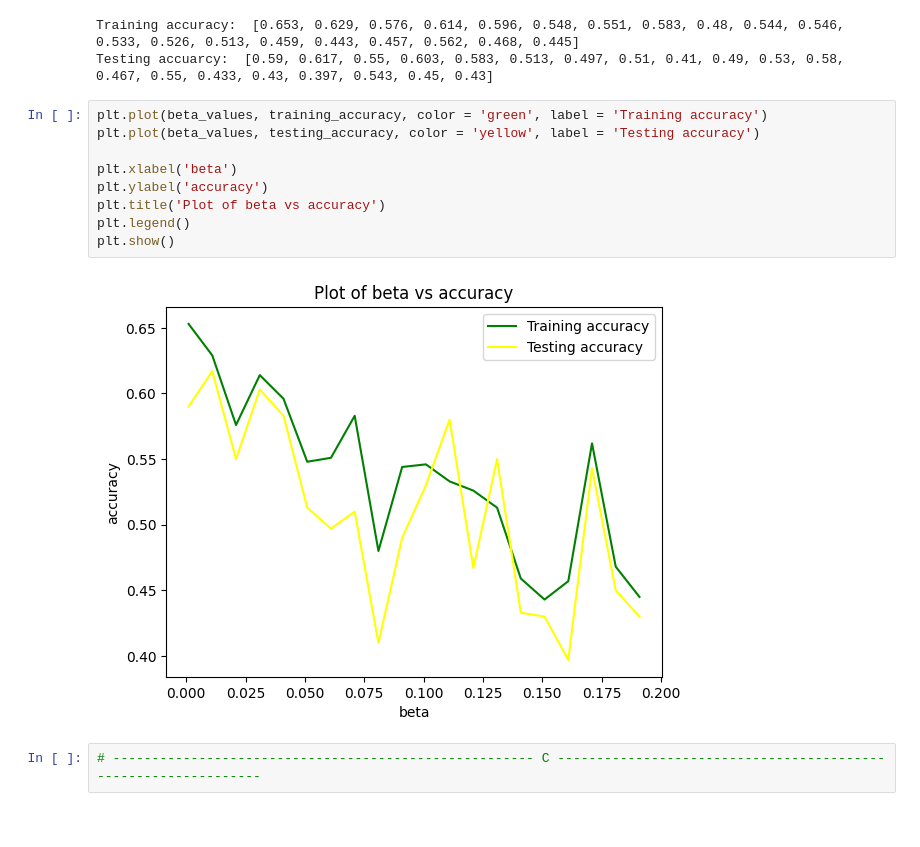
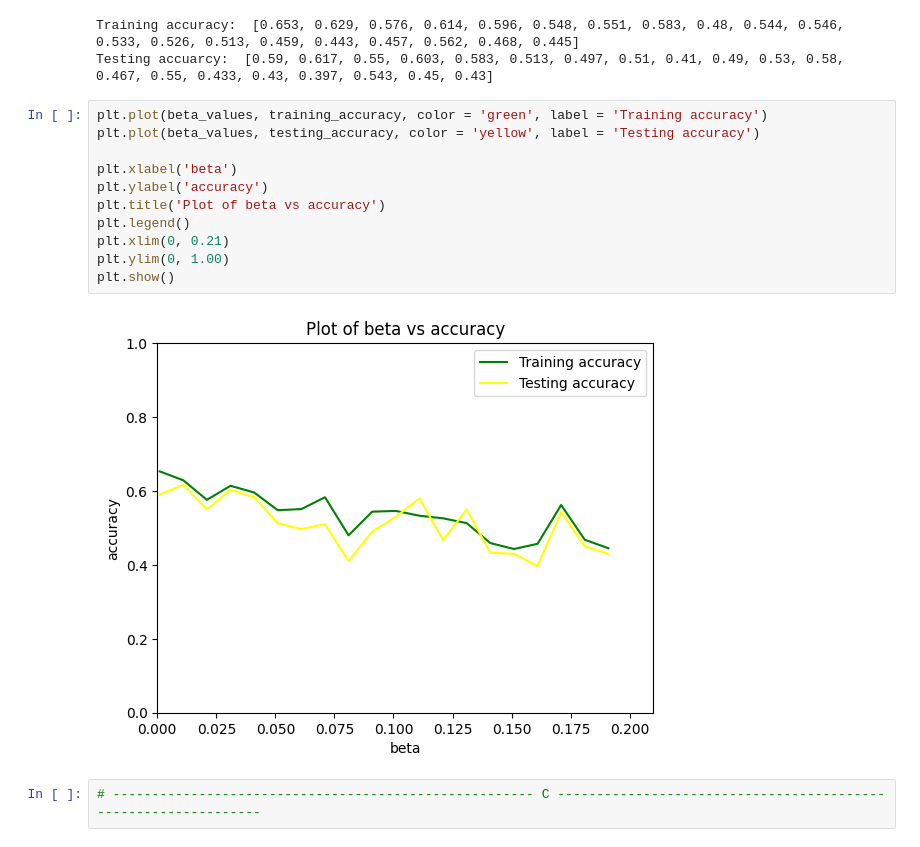
Before and after one commit to Aditya-Y-29/ML-Assignments, a Jupyter notebook: Assignment-2/Task1.ipynb, the cells around one changed output. Cells and saved outputs as stored; diff of their text form.

```diff
--- a/Assignment-2/Task1.ipynb
+++ b/Assignment-2/Task1.ipynb
@@ -349,14 +349,16 @@ Testing accuarcy:  [0.59, 0.617, 0.55, 0.603, 0.583, 0.513, 0.497, 0.51, 0.41, 0
 # %%
 plt.plot(beta_values, training_accuracy, color = 'green', label = 'Training accuracy')
 plt.plot(beta_values, testing_accuracy, color = 'yellow', label = 'Testing accuracy')
 
 plt.xlabel('beta')
 plt.ylabel('accuracy')
 plt.title('Plot of beta vs accuracy')
 plt.legend()
+plt.xlim(0, 0.21)
+plt.ylim(0, 1.00)
 plt.show()
 # %% [output]
-[figure, old version]
+[figure, new version]
 # %%
 # ------------------------------------------------------ C ---------------------------------------------------------------
 # %%
```
Also changed, not shown: parts of 10 cells of this notebook.
